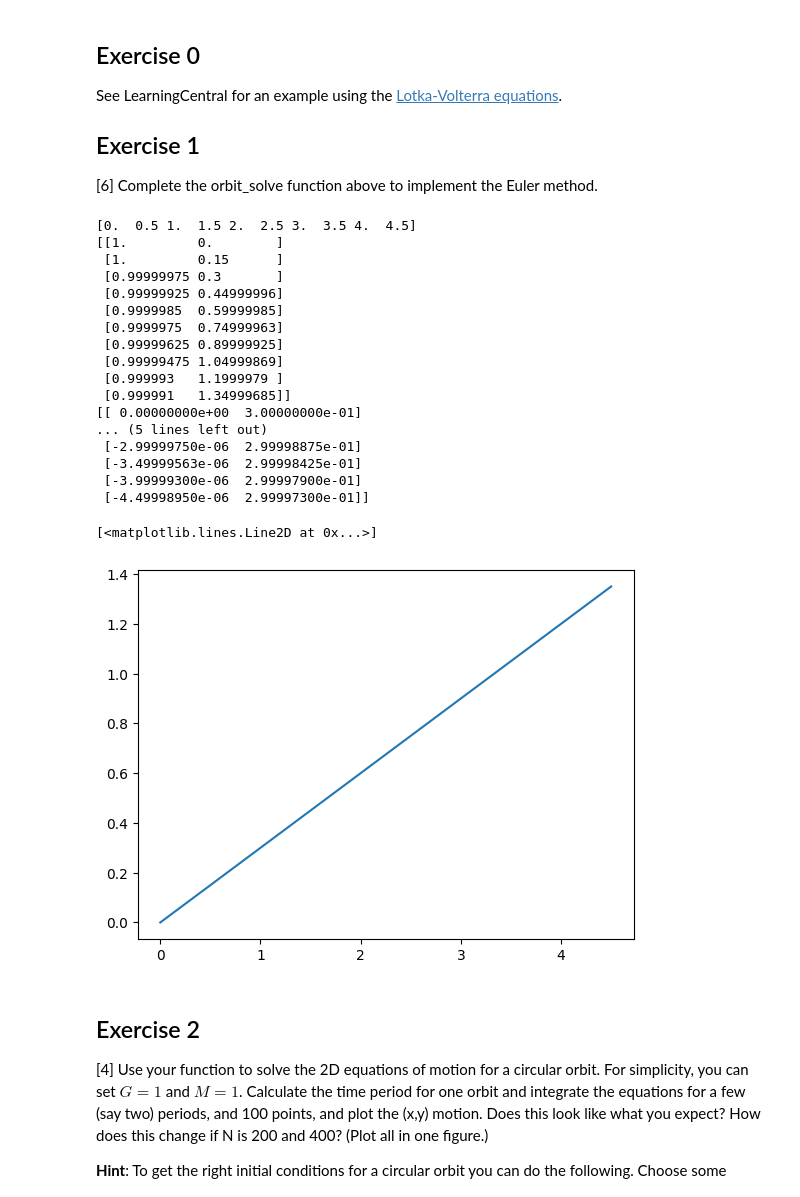
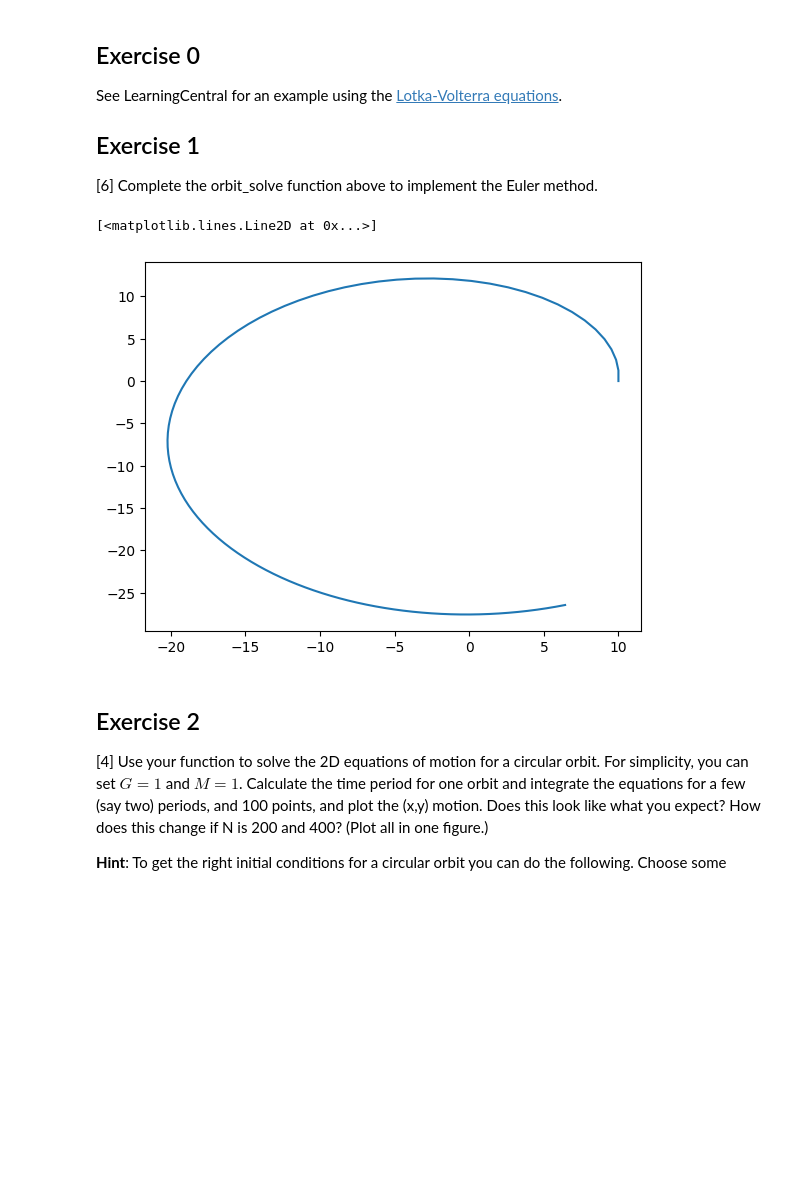
Before and after one commit to PX2145-2025/week-9-b-Gee-Tom, a Jupyter notebook: ODEs_2.ipynb, the cells around one changed output. Drawn from its saved outputs; the diff is of its cells as text; code cells hidden in the pictures; blank space fills up the shorter version.

```diff
--- a/ODEs_2.ipynb
+++ b/ODEs_2.ipynb
@@ -251,64 +251,38 @@ See LearningCentral for an example using the [Lotka-Volterra equations](https://
 ## Exercise 1
 [6] Complete the orbit_solve function above to implement the Euler method.
 # %%
-# some purely arbitrary values !
-r0 = [1, 0] # positive x-component only set to 1
-v0 = [0 , 0.3] # negative y-component only set to 0.3
-
-tmax = 5
-N = 10
-G = 1
-M = 1
-radius = 100
-r = np.zeros((N,2)) # N rows (time step), 2 columns (x- and y-components)
-v = np.zeros((N,2)) # same shape for v
-def orbit_solve (r0, v0, tmax, N, method = 'euler'):
-    # set-up the time-step using tmax and N:
+def orbit_solve(r0, v0, tmax, N, G, M, radius, method = 'euler'):
     timestep = tmax/N
-    # set up an array for the output times (using tmax, time-step and N):
     t = np.zeros(N)
     t[0] = 0
     for i in range(N-1):
-        t[i+1] = t[i] + timestep
-    # set up arrays for the positions and velocities (see below)
-    r = np.zeros((N,2)) # N rows (time step), 2 columns (x- and y-components)
-    v = np.zeros((N,2)) # same shape for v
-    # include the initial conditions in the arrays
+      t[i+1] = t[i] + timestep
+    r = np.zeros((N,2))
+    v = np.zeros((N,2))
     r[0] = r0
     v[0] = v0
-    # then do the integration for all the integration points
-    for i in range (0, N-1):
-        r[i+1] = r[i] + (v[i]*timestep)
-        v[i+1] = v[i] + (((-G*M*r[i])/radius**3)*timestep)
-    # output the solution (arrays for positions and velocities) versus time
+    for i in range(0, N-1):
+      newr = np.sqrt(r[i,0]**2+r[i,1]**2)
+      r[i+1] = r[i]+(v[i]*timestep)
+      v[i+1] = v[i]+((-G*M*r[i]/(newr**3))*timestep)
     return t, r, v
 
-t, r, v = orbit_solve(r0, v0, tmax, N, method = 'euler')
-print(t)
-print(r)
-print(v)
+G = 1
+M = 1
+radius = 10
+r0 = [10,0]
+omega = np.sqrt(G*M/radius**3)
+v0 = [0, np.sqrt(G*M/radius)]
+T = 2*np.pi/omega
+tmax = 2*T
+N = 100
 
-plt.plot(t, r[:,1])
+t, r, v = orbit_solve(r0, v0, tmax, N, G, M, radius, method = 'euler')
+
+plt.plot(r[:,0], r[:,1])
 # %% [output]
-[0.  0.5 1.  1.5 2.  2.5 3.  3.5 4.  4.5]
-[[1.         0.        ]
- [1.         0.15      ]
- [0.99999975 0.3       ]
- [0.99999925 0.44999996]
- [0.9999985  0.59999985]
- [0.9999975  0.74999963]
- [0.99999625 0.89999925]
- [0.99999475 1.04999869]
- [0.999993   1.1999979 ]
- [0.999991   1.34999685]]
-[[ 0.00000000e+00  3.00000000e-01]
-... (5 lines left out)
- [-2.99999750e-06  2.99998875e-01]
- [-3.49999563e-06  2.99998425e-01]
- [-3.99999300e-06  2.99997900e-01]
- [-4.49998950e-06  2.99997300e-01]]
+[<matplotlib.lines.Line2D at 0x...>]
-[<matplotlib.lines.Line2D at 0x...>]
-[figure, old version]
+[figure, new version]
 # %% [markdown]
 ## Exercise 2
 [4] Use your function to solve the 2D equations of motion for a circular orbit. For simplicity, you can set $G = 1$ and $M = 1$. Calculate the time period for one orbit and integrate the equations for a few (say two) periods, and 100 points, and plot the (x,y) motion. Does this look like what you expect? How does this change if N is 200 and 400? (Plot all in one figure.)
```
Also changed, not shown: parts of 6 cells of this notebook.
